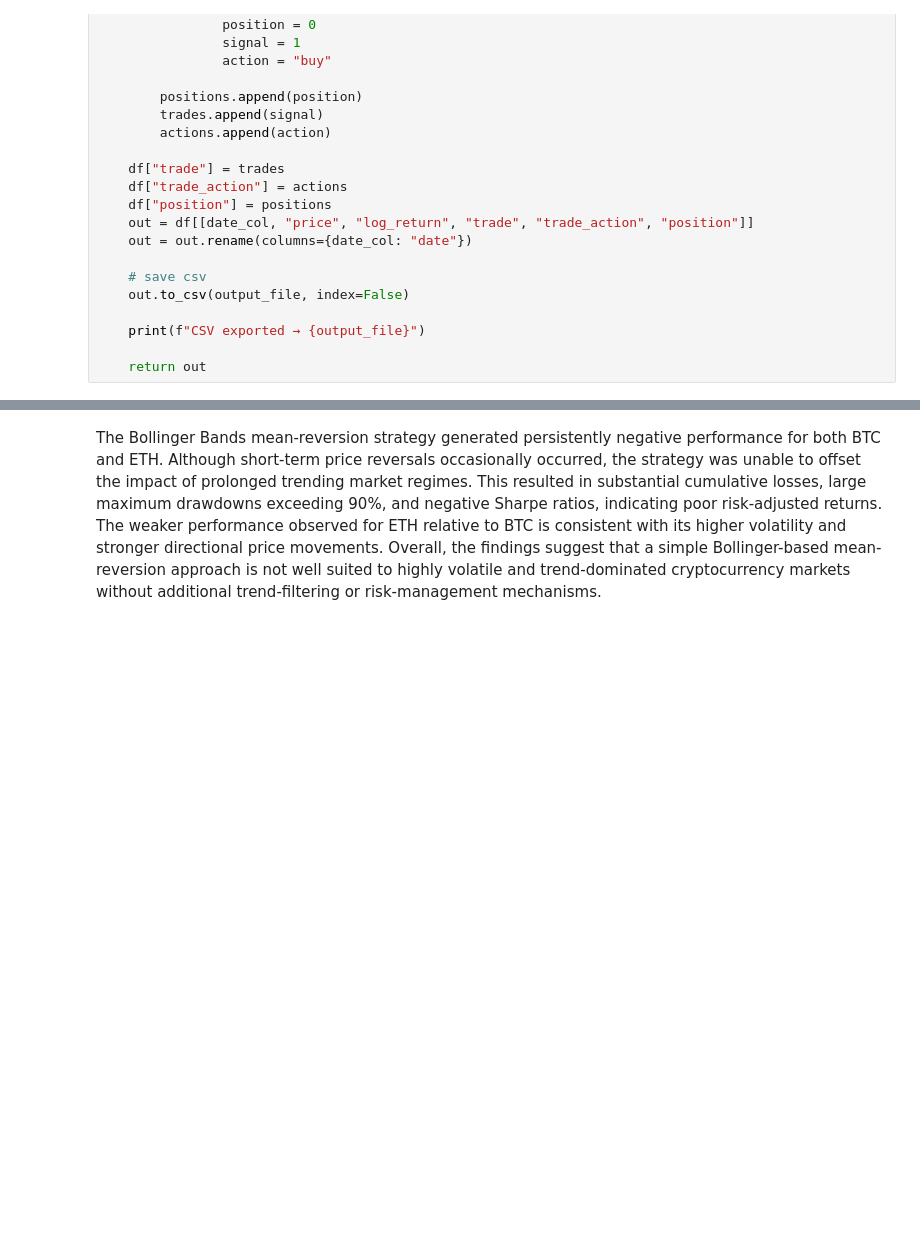
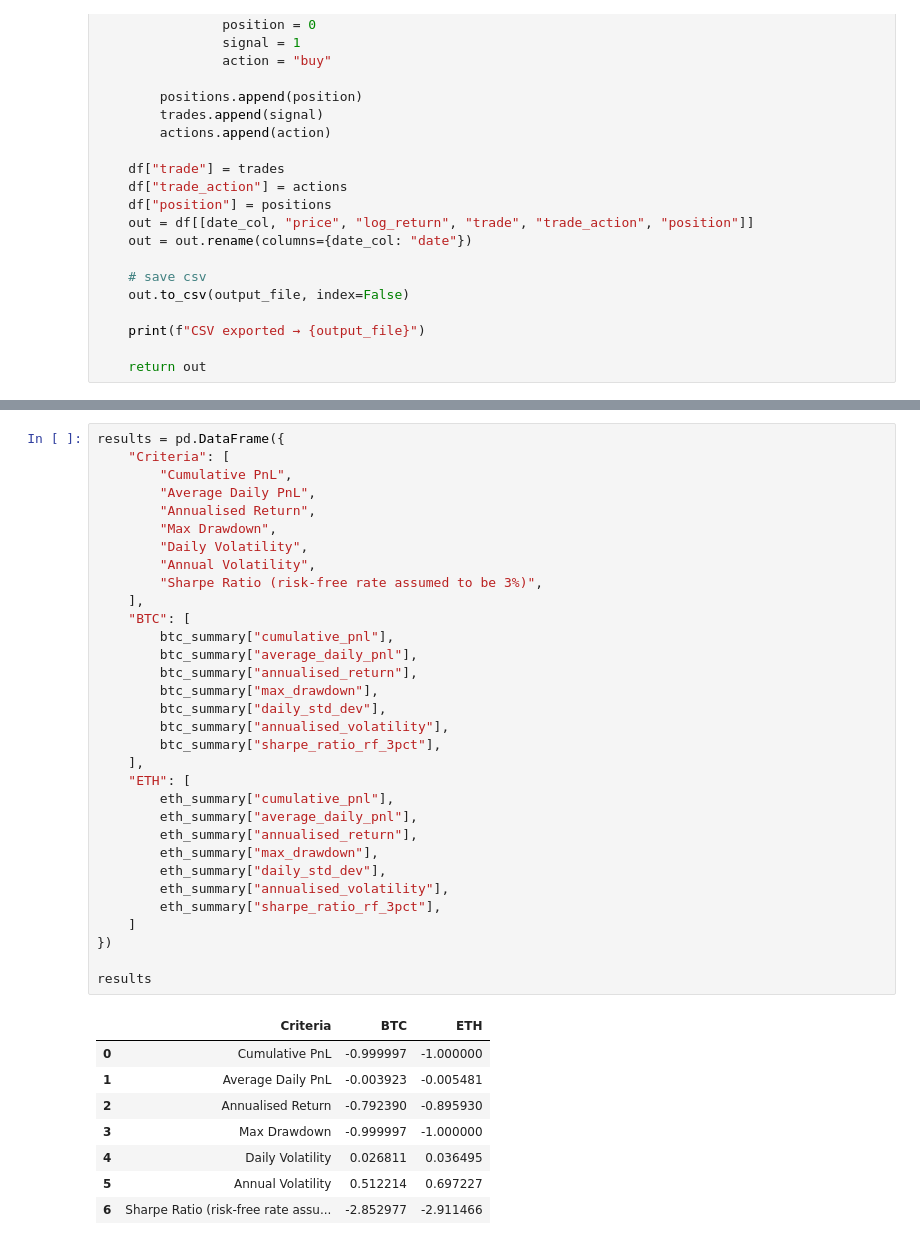
Before and after one commit to yizhouhang/dse4211_crypto_portfolio, a Jupyter notebook: strategies/bollinger.ipynb, the cells around one changed output, grey strips where cells are left out. Saved outputs shown, nothing was run; the diff lists cells and outputs as text; blank space fills up the shorter version.

```diff
--- a/strategies/bollinger.ipynb
+++ b/strategies/bollinger.ipynb
@@ -225,2 +267,41 @@ results
-# %% [markdown]
-The Bollinger Bands mean-reversion strategy generated persistently negative performance for both BTC and ETH. Although short-term price reversals occasionally occurred, the strategy was unable to offset the impact of prolonged trending market regimes. This resulted in substantial cumulative losses, large maximum drawdowns exceeding 90%, and negative Sharpe ratios, indicating poor risk-adjusted returns. The weaker performance observed for ETH relative to BTC is consistent with its higher volatility and stronger directional price movements. Overall, the findings suggest that a simple Bollinger-based mean-reversion approach is not well suited to highly volatile and trend-dominated cryptocurrency markets without additional trend-filtering or risk-management mechanisms.
+# %%
+results = pd.DataFrame({
+    "Criteria": [
+        "Cumulative PnL",
+        "Average Daily PnL",
+        "Annualised Return",
+        "Max Drawdown",
+        "Daily Volatility",
+        "Annual Volatility",
+        "Sharpe Ratio (risk-free rate assumed to be 3%)",
+    ],
+    "BTC": [
+        btc_summary["cumulative_pnl"],
+        btc_summary["average_daily_pnl"],
+        btc_summary["annualised_return"],
+        btc_summary["max_drawdown"],
+        btc_summary["daily_std_dev"],
+        btc_summary["annualised_volatility"],
+        btc_summary["sharpe_ratio_rf_3pct"],
+    ],
+    "ETH": [
+        eth_summary["cumulative_pnl"],
+        eth_summary["average_daily_pnl"],
+        eth_summary["annualised_return"],
+        eth_summary["max_drawdown"],
+        eth_summary["daily_std_dev"],
+        eth_summary["annualised_volatility"],
+        eth_summary["sharpe_ratio_rf_3pct"],
+    ]
+})
+
+results
+# %% [output]
+|  | Criteria | BTC | ETH |
+| 0 | Cumulative PnL | -0.999997 | -1.000000 |
+| 1 | Average Daily PnL | -0.003923 | -0.005481 |
+| 2 | Annualised Return | -0.792390 | -0.895930 |
+| 3 | Max Drawdown | -0.999997 | -1.000000 |
+| 4 | Daily Volatility | 0.026811 | 0.036495 |
+| 5 | Annual Volatility | 0.512214 | 0.697227 |
+| 6 | Sharpe Ratio (risk-free rate assu... | -2.852977 | -2.911466 |
```
Also changed, not shown: parts of 9 cells of this notebook.
